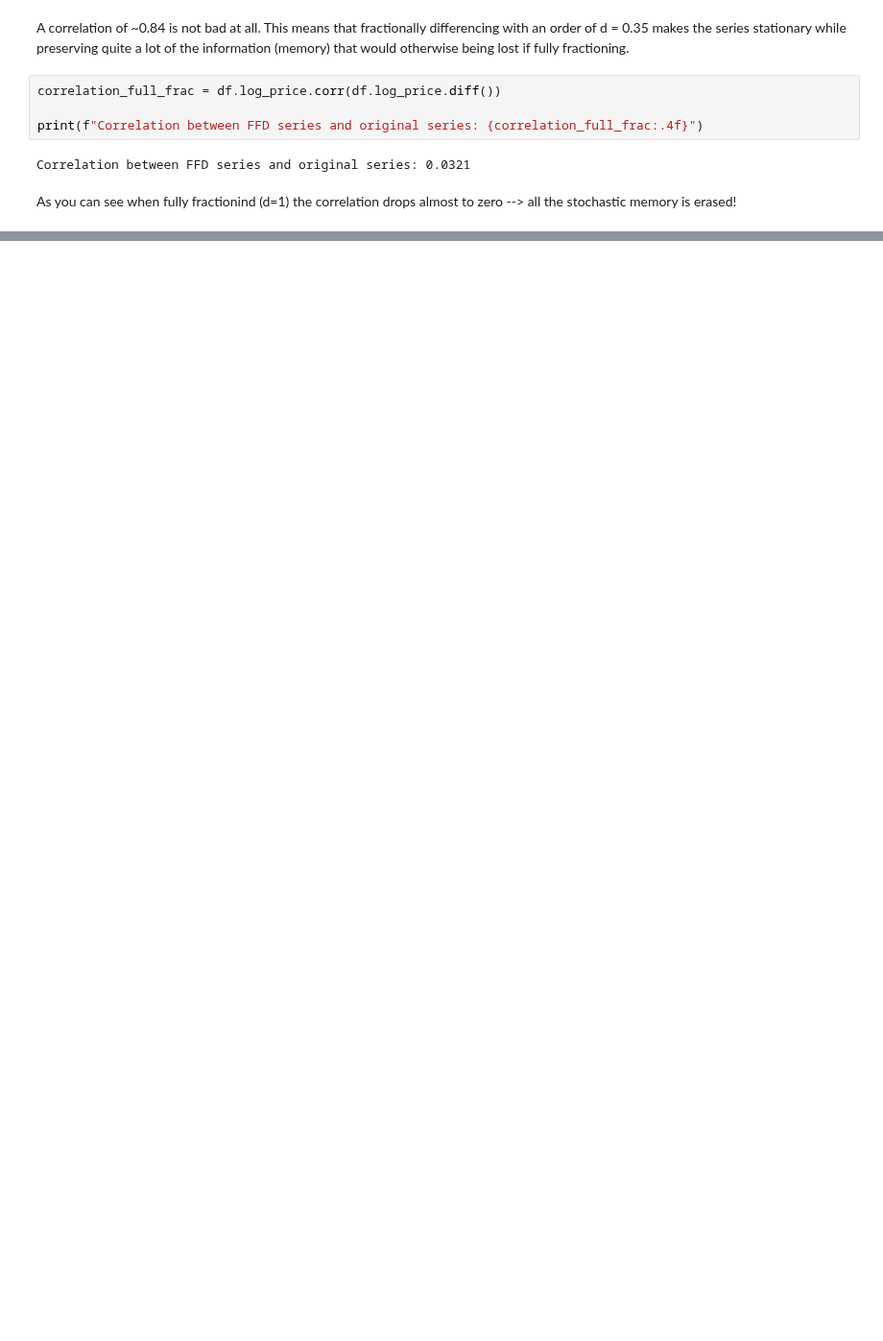
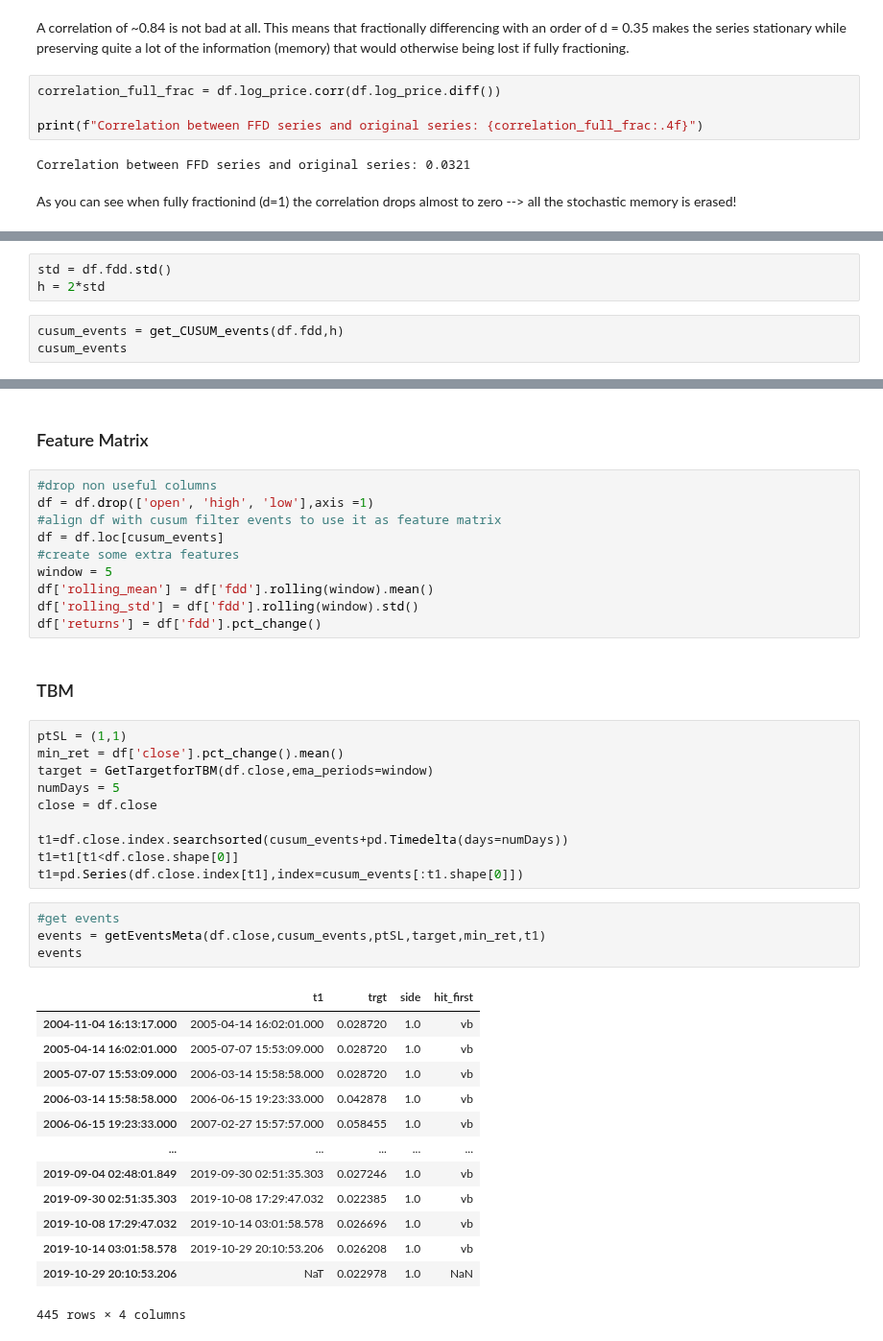
Before and after one commit to dgalassi99/quant-lab, a Jupyter notebook: book_projects/Advances_Financial_Machine_Learning/projects/Classification_with_fracdiff.ipynb, the cells around one changed output, grey strips where cells are left out. Shown at 96% size. Cells and saved outputs as stored; diff of their text form; blank space fills up the shorter version.

```diff
--- a/book_projects/Advances_Financial_Machine_Learning/projects/Classification_with_fracdiff.ipynb
+++ b/book_projects/Advances_Financial_Machine_Learning/projects/Classification_with_fracdiff.ipynb
@@ -264,0 +459,6 @@ As you can see when fully fractionind (d=1) the correlation drops almost to zero
+# %%
+std = df.fdd.std()
+h = 2*std
+# %%
+cusum_events = get_CUSUM_events(df.fdd,h)
+cusum_events
@@ -264,0 +478,42 @@ As you can see when fully fractionind (d=1) the correlation drops almost to zero
+# %% [markdown]
+### Feature Matrix
+# %%
+#drop non useful columns
+df = df.drop(['open', 'high', 'low'],axis =1)
+#align df with cusum filter events to use it as feature matrix
+df = df.loc[cusum_events]
+#create some extra features
+window = 5
+df['rolling_mean'] = df['fdd'].rolling(window).mean()
+df['rolling_std'] = df['fdd'].rolling(window).std()
+df['returns'] = df['fdd'].pct_change()
+# %% [markdown]
+### TBM
+# %%
+ptSL = (1,1)
+min_ret = df['close'].pct_change().mean()
+target = GetTargetforTBM(df.close,ema_periods=window)
+numDays = 5
+close = df.close
+
+t1=df.close.index.searchsorted(cusum_events+pd.Timedelta(days=numDays))
+t1=t1[t1<df.close.shape[0]]
+t1=pd.Series(df.close.index[t1],index=cusum_events[:t1.shape[0]])
+# %%
+#get events
+events = getEventsMeta(df.close,cusum_events,ptSL,target,min_ret,t1)
+events
+# %% [output]
+|  | t1 | trgt | side | hit_first |
+| 2004-11-04 16:13:17.000 | 2005-04-14 16:02:01.000 | 0.028720 | 1.0 | vb |
+| 2005-04-14 16:02:01.000 | 2005-07-07 15:53:09.000 | 0.028720 | 1.0 | vb |
+| 2005-07-07 15:53:09.000 | 2006-03-14 15:58:58.000 | 0.028720 | 1.0 | vb |
+| 2006-03-14 15:58:58.000 | 2006-06-15 19:23:33.000 | 0.042878 | 1.0 | vb |
+| 2006-06-15 19:23:33.000 | 2007-02-27 15:57:57.000 | 0.058455 | 1.0 | vb |
+| ... | ... | ... | ... | ... |
+| 2019-09-04 02:48:01.849 | 2019-09-30 02:51:35.303 | 0.027246 | 1.0 | vb |
+| 2019-09-30 02:51:35.303 | 2019-10-08 17:29:47.032 | 0.022385 | 1.0 | vb |
+| 2019-10-08 17:29:47.032 | 2019-10-14 03:01:58.578 | 0.026696 | 1.0 | vb |
+| 2019-10-14 03:01:58.578 | 2019-10-29 20:10:53.206 | 0.026208 | 1.0 | vb |
+| 2019-10-29 20:10:53.206 | NaT | 0.022978 | 1.0 | NaN |
+445 rows × 4 columns
```
Also changed, not shown: parts of 41 cells of this notebook, 3 other files.
